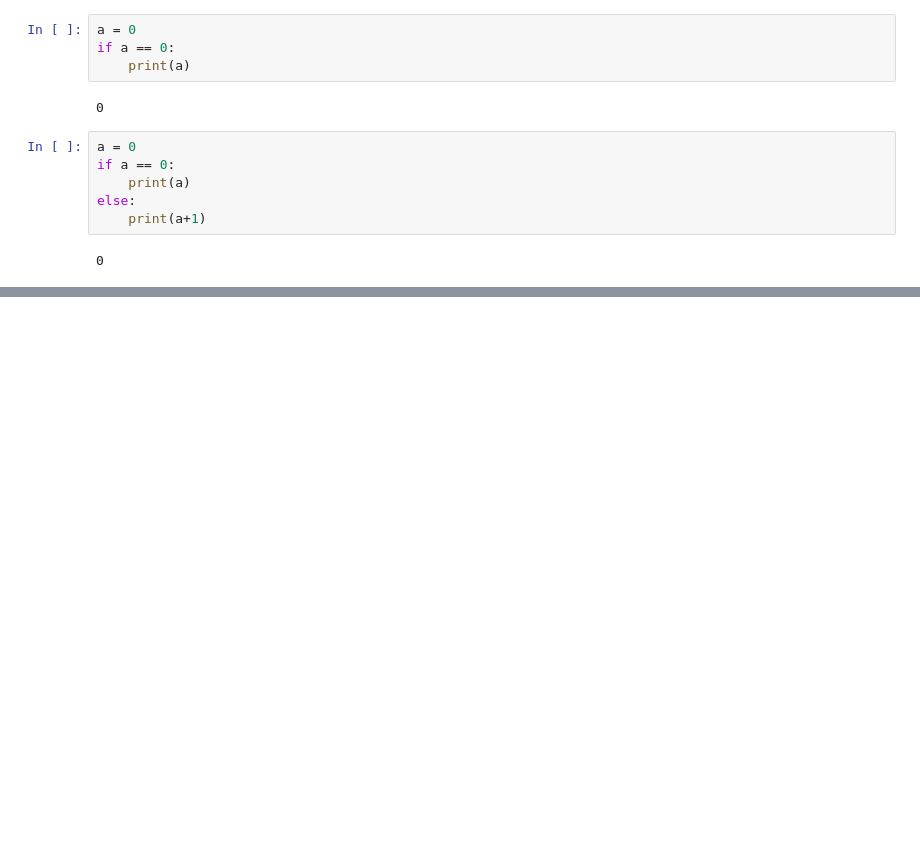
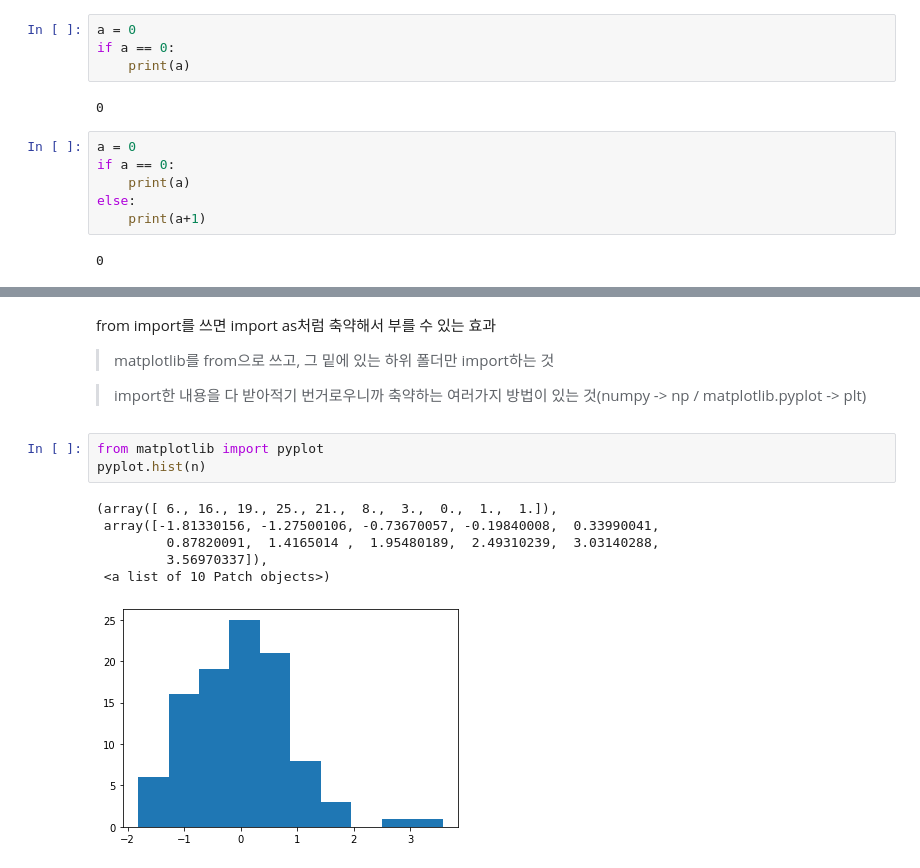
Before and after one commit to yeonduu/class2022spring, a Jupyter notebook: 20220316.ipynb, the cells around one changed output, grey strips where cells are left out. Saved outputs shown, nothing was run; the diff lists cells and outputs as text; blank space fills up the shorter version.

```diff
--- a/20220316.ipynb
+++ b/20220316.ipynb
@@ -338,0 +407,18 @@ else:
+# %% [markdown]
+from import를 쓰면 import as처럼 축약해서 부를 수 있는 효과
+
+
+
+> matplotlib를 from으로 쓰고, 그 밑에 있는 하위 폴더만 import하는 것
+
+> import한 내용을 다 받아적기 번거로우니까 축약하는 여러가지 방법이 있는 것(numpy -> np / matplotlib.pyplot -> plt)
+# %%
+from matplotlib import pyplot
+pyplot.hist(n)
+# %% [output]
+(array([ 6., 16., 19., 25., 21.,  8.,  3.,  0.,  1.,  1.]),
+ array([-1.81330156, -1.27500106, -0.73670057, -0.19840008,  0.33990041,
+         0.87820091,  1.4165014 ,  1.95480189,  2.49310239,  3.03140288,
+         3.56970337]),
+ <a list of 10 Patch objects>)
+[figure, added]
```
Also changed, not shown: parts of 31 cells of this notebook.
